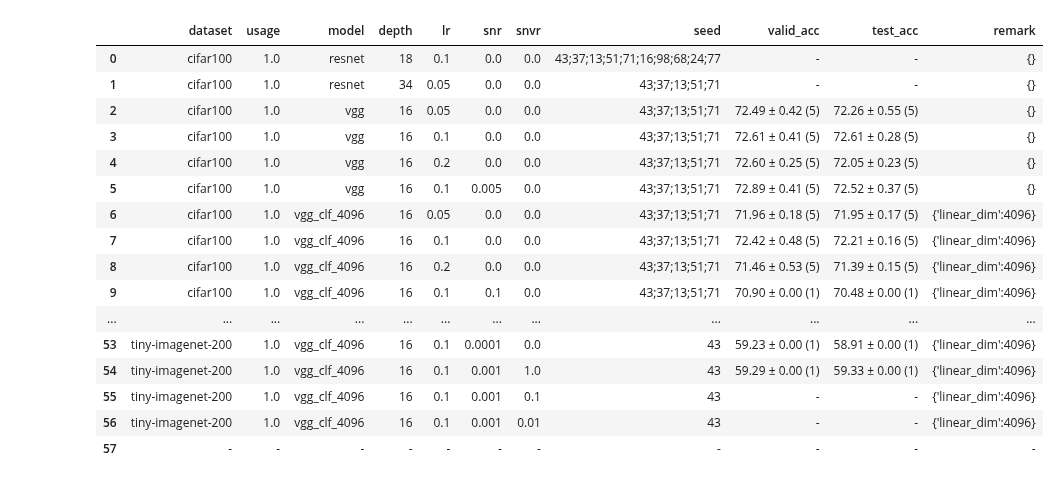
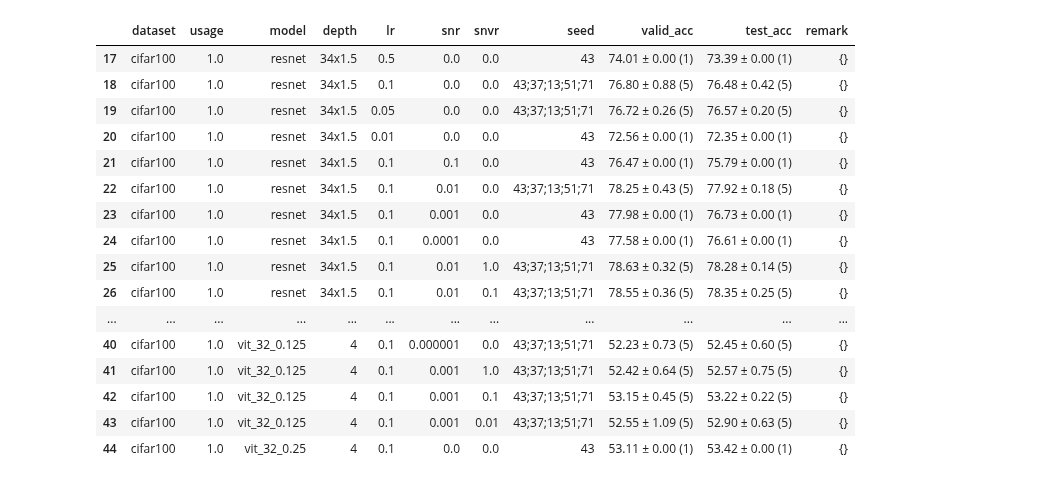
Before and after one commit to lim-sorry/snvr, a Jupyter notebook: analysis.ipynb, the cells around one changed output. Cells and saved outputs as stored; diff of their text form; code cells hidden in the pictures.

Commit message:
adamw + snvr

```diff
--- a/analysis.ipynb
+++ b/analysis.ipynb
@@ -8,16 +8,17 @@ import matplotlib.pyplot as plt
 import pandas as pd
 
 # Load the config file into a DataFrame
-config_file_path = '/home/dm4/repo/spectral-norm-variance-regularization/bash_scripts/config/test.csv'
-df = pd.read_csv(config_file_path)
+config_file_path = 'bash_scripts/config/test.csv'
+# Load df from csv, type str
+df = pd.read_csv(config_file_path, dtype=str)
 # Strip leading and trailing spaces from column names
 df.columns = df.columns.str.strip()
 # Strip leading and trailing spaces from all entries
 df = df.map(lambda x: x.strip().replace('\"','\'') if isinstance(x, str) else x)
 # Iterate over each row in the DataFrame
 for idx, row in df.iterrows():
-    ckpt_path = f'/home/dm4/repo/spectral-norm-variance-regularization/ckpt/{row["dataset"]}_{row["usage"]}/{row["model"]}_{row["depth"]}/{row["lr"]}_{row["snr"]}_{row["snvr"]}'
-    seeds = str(row["seed"]).split(';')
+    ckpt_path = f'ckpt/{row["dataset"]}_{row["usage"]}/{row["model"]}_{row["depth"]}/{row["lr"]}_{row["snr"]}_{row["snvr"]}'
+    seeds = row["seed"].split(';')
 
     # check mean and std of test accuracy already computed
     # accuracy is a string of the form 'mean ± std (n)' and n is the number of seeds
@@ -28,47 +29,47 @@ for idx, row in df.iterrows():
     if '(' in row['valid_acc']:
         n = int(row['valid_acc'].split('(')[-1].split(')')[0])
         if n == len(seeds):
             continue
 
     valid_accs = []
     test_accs = []
     for seed in seeds:
         seed_path = os.path.join(ckpt_path, seed)
         best_epoch_path = os.path.join(seed_path, 'best_epoch.pth')
         if not os.path.exists(best_epoch_path):
             continue
         best_epoch = torch.load(best_epoch_path)
         valid_accs.append(best_epoch['valid_acc'])
         test_accs.append(best_epoch['test_acc'])
 
     if not test_accs:
         df.at[idx, 'valid_acc'] = '-'
         df.at[idx, 'test_acc'] = '-'
     else:
         mean_acc = np.mean(valid_accs)
         std_acc = np.std(valid_accs)
         df.at[idx, 'valid_acc'] = f'{mean_acc:.2f} ± {std_acc:.2f} ({len(valid_accs)})'
         mean_acc = np.mean(test_accs)
         std_acc = np.std(test_accs)
         df.at[idx, 'test_acc'] = f'{mean_acc:.2f} ± {std_acc:.2f} ({len(test_accs)})'
 
 df.to_csv(config_file_path, index=False)
-df
+df[17:45]
 # %% [output]
 |  | dataset | usage | model | depth | lr | snr | snvr | seed | valid_acc | test_acc | remark |
-| 0 | cifar100 | 1.0 | resnet | 18 | 0.1 | 0.0 | 0.0 | 43;37;13;51;71;16;98;68;24;77 | - | - | {} |
-| 1 | cifar100 | 1.0 | resnet | 34 | 0.05 | 0.0 | 0.0 | 43;37;13;51;71 | - | - | {} |
-| 2 | cifar100 | 1.0 | vgg | 16 | 0.05 | 0.0 | 0.0 | 43;37;13;51;71 | 72.49 ± 0.42 (5) | 72.26 ± 0.55 (5) | {} |
-| 3 | cifar100 | 1.0 | vgg | 16 | 0.1 | 0.0 | 0.0 | 43;37;13;51;71 | 72.61 ± 0.41 (5) | 72.61 ± 0.28 (5) | {} |
-| 4 | cifar100 | 1.0 | vgg | 16 | 0.2 | 0.0 | 0.0 | 43;37;13;51;71 | 72.60 ± 0.25 (5) | 72.05 ± 0.23 (5) | {} |
-| 5 | cifar100 | 1.0 | vgg | 16 | 0.1 | 0.005 | 0.0 | 43;37;13;51;71 | 72.89 ± 0.41 (5) | 72.52 ± 0.37 (5) | {} |
-| 6 | cifar100 | 1.0 | vgg_clf_4096 | 16 | 0.05 | 0.0 | 0.0 | 43;37;13;51;71 | 71.96 ± 0.18 (5) | 71.95 ± 0.17 (5) | {'linear_dim':4096} |
-| 7 | cifar100 | 1.0 | vgg_clf_4096 | 16 | 0.1 | 0.0 | 0.0 | 43;37;13;51;71 | 72.42 ± 0.48 (5) | 72.21 ± 0.16 (5) | {'linear_dim':4096} |
-| 8 | cifar100 | 1.0 | vgg_clf_4096 | 16 | 0.2 | 0.0 | 0.0 | 43;37;13;51;71 | 71.46 ± 0.53 (5) | 71.39 ± 0.15 (5) | {'linear_dim':4096} |
-| 9 | cifar100 | 1.0 | vgg_clf_4096 | 16 | 0.1 | 0.1 | 0.0 | 43;37;13;51;71 | 70.90 ± 0.00 (1) | 70.48 ± 0.00 (1) | {'linear_dim':4096} |
+| 17 | cifar100 | 1.0 | resnet | 34x1.5 | 0.5 | 0.0 | 0.0 | 43 | 74.01 ± 0.00 (1) | 73.39 ± 0.00 (1) | {} |
+| 18 | cifar100 | 1.0 | resnet | 34x1.5 | 0.1 | 0.0 | 0.0 | 43;37;13;51;71 | 76.80 ± 0.88 (5) | 76.48 ± 0.42 (5) | {} |
+| 19 | cifar100 | 1.0 | resnet | 34x1.5 | 0.05 | 0.0 | 0.0 | 43;37;13;51;71 | 76.72 ± 0.26 (5) | 76.57 ± 0.20 (5) | {} |
+| 20 | cifar100 | 1.0 | resnet | 34x1.5 | 0.01 | 0.0 | 0.0 | 43 | 72.56 ± 0.00 (1) | 72.35 ± 0.00 (1) | {} |
+| 21 | cifar100 | 1.0 | resnet | 34x1.5 | 0.1 | 0.1 | 0.0 | 43 | 76.47 ± 0.00 (1) | 75.79 ± 0.00 (1) | {} |
+| 22 | cifar100 | 1.0 | resnet | 34x1.5 | 0.1 | 0.01 | 0.0 | 43;37;13;51;71 | 78.25 ± 0.43 (5) | 77.92 ± 0.18 (5) | {} |
+| 23 | cifar100 | 1.0 | resnet | 34x1.5 | 0.1 | 0.001 | 0.0 | 43 | 77.98 ± 0.00 (1) | 76.73 ± 0.00 (1) | {} |
+| 24 | cifar100 | 1.0 | resnet | 34x1.5 | 0.1 | 0.0001 | 0.0 | 43 | 77.58 ± 0.00 (1) | 76.61 ± 0.00 (1) | {} |
+| 25 | cifar100 | 1.0 | resnet | 34x1.5 | 0.1 | 0.01 | 1.0 | 43;37;13;51;71 | 78.63 ± 0.32 (5) | 78.28 ± 0.14 (5) | {} |
+| 26 | cifar100 | 1.0 | resnet | 34x1.5 | 0.1 | 0.01 | 0.1 | 43;37;13;51;71 | 78.55 ± 0.36 (5) | 78.35 ± 0.25 (5) | {} |
 | ... | ... | ... | ... | ... | ... | ... | ... | ... | ... | ... | ... |
-| 53 | tiny-imagenet-200 | 1.0 | vgg_clf_4096 | 16 | 0.1 | 0.0001 | 0.0 | 43 | 59.23 ± 0.00 (1) | 58.91 ± 0.00 (1) | {'linear_dim':4096} |
-| 54 | tiny-imagenet-200 | 1.0 | vgg_clf_4096 | 16 | 0.1 | 0.001 | 1.0 | 43 | 59.29 ± 0.00 (1) | 59.33 ± 0.00 (1) | {'linear_dim':4096} |
-| 55 | tiny-imagenet-200 | 1.0 | vgg_clf_4096 | 16 | 0.1 | 0.001 | 0.1 | 43 | - | - | {'linear_dim':4096} |
-| 56 | tiny-imagenet-200 | 1.0 | vgg_clf_4096 | 16 | 0.1 | 0.001 | 0.01 | 43 | - | - | {'linear_dim':4096} |
-| 57 | - | - | - | - | - | - | - | - | - | - | - |
+| 40 | cifar100 | 1.0 | vit_32_0.125 | 4 | 0.1 | 0.000001 | 0.0 | 43;37;13;51;71 | 52.23 ± 0.73 (5) | 52.45 ± 0.60 (5) | {} |
+| 41 | cifar100 | 1.0 | vit_32_0.125 | 4 | 0.1 | 0.001 | 1.0 | 43;37;13;51;71 | 52.42 ± 0.64 (5) | 52.57 ± 0.75 (5) | {} |
+| 42 | cifar100 | 1.0 | vit_32_0.125 | 4 | 0.1 | 0.001 | 0.1 | 43;37;13;51;71 | 53.15 ± 0.45 (5) | 53.22 ± 0.22 (5) | {} |
+| 43 | cifar100 | 1.0 | vit_32_0.125 | 4 | 0.1 | 0.001 | 0.01 | 43;37;13;51;71 | 52.55 ± 1.09 (5) | 52.90 ± 0.63 (5) | {} |
+| 44 | cifar100 | 1.0 | vit_32_0.25 | 4 | 0.1 | 0.0 | 0.0 | 43 | 53.11 ± 0.00 (1) | 53.42 ± 0.00 (1) | {} |
```
Also changed, not shown: parts of 4 cells of this notebook, 22 other files.
